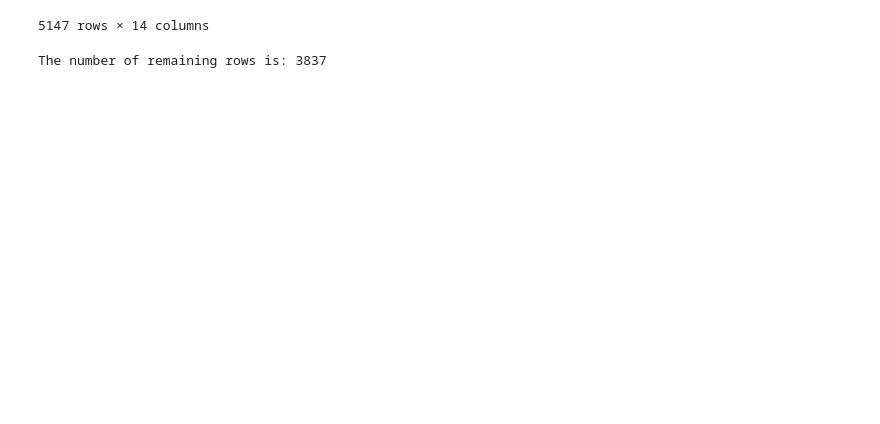
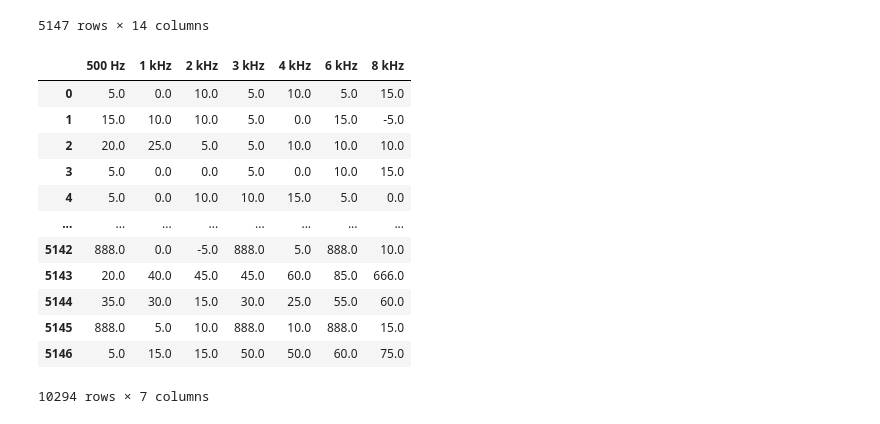
Before and after one commit to BruciiZ/hearing-clustering, a Jupyter notebook: code/GMM.ipynb, the cells around one changed output. Saved outputs shown, nothing was run; the diff lists cells and outputs as text; code cells hidden in the pictures; blank space fills up the shorter version.

```diff
--- a/code/GMM.ipynb
+++ b/code/GMM.ipynb
@@ -25,13 +25,3 @@ data
 | 5145 | 888.0 | 5.0 | 5.0 | 888.0 | 0.0 | 888.0 | 30.0 | 888.0 | 5.0 | 10.0 | 888.0 | ... |
 | 5146 | 10.0 | 10.0 | 30.0 | 40.0 | 50.0 | 65.0 | 65.0 | 5.0 | 15.0 | 15.0 | 50.0 | ... |
 5147 rows × 14 columns
-# %%
-# Missing Data dropped for now
-data.replace({666: None, 888: None, '.': None}, inplace=True)
-
-# Drop rows where any column has missing data
-cleaned_data = data.dropna()
-
-print(f"The number of remaining rows is: {cleaned_data.shape[0]}")
-# %% [output]
-The number of remaining rows is: 3837
@@ -45,0 +28,34 @@ left_ear_data = cleaned_data[left_ear]
+# %%
+# Select the columns for right ear measurements
+
+right_ear_columns = ['AUXU500R', 'AUXU1K1R', 'AUXU2KR', 'AUXU3KR', 'AUXU4KR', 'AUXU6KR', 'AUXU8KR']
+right_ear_data = data[right_ear_columns]
+right_ear_data.columns = ['500 Hz', '1 kHz', '2 kHz', '3 kHz', '4 kHz', '6 kHz', '8 kHz']
+
+# Select the columns for left ear measurements
+
+left_ear_columns = ['AUXU500L', 'AUXU1K1L', 'AUXU2KL', 'AUXU3KL', 'AUXU4KL', 'AUXU6KL', 'AUXU8KL']
+left_ear_data = data[left_ear_columns]
+left_ear_data.columns = ['500 Hz', '1 kHz', '2 kHz', '3 kHz', '4 kHz', '6 kHz', '8 kHz']
+
+# Concatenate the right and left ear data
+
+ear_data = pd.concat([right_ear_data, left_ear_data], axis=0)
+
+# Change the column names to be more descriptive
+
+ear_data
+# %% [output]
+|  | 500 Hz | 1 kHz | 2 kHz | 3 kHz | 4 kHz | 6 kHz | 8 kHz |
+| 0 | 5.0 | 0.0 | 10.0 | 5.0 | 10.0 | 5.0 | 15.0 |
+| 1 | 15.0 | 10.0 | 10.0 | 5.0 | 0.0 | 15.0 | -5.0 |
+| 2 | 20.0 | 25.0 | 5.0 | 5.0 | 10.0 | 10.0 | 10.0 |
+| 3 | 5.0 | 0.0 | 0.0 | 5.0 | 0.0 | 10.0 | 15.0 |
+| 4 | 5.0 | 0.0 | 10.0 | 10.0 | 15.0 | 5.0 | 0.0 |
+| ... | ... | ... | ... | ... | ... | ... | ... |
+| 5142 | 888.0 | 0.0 | -5.0 | 888.0 | 5.0 | 888.0 | 10.0 |
+| 5143 | 20.0 | 40.0 | 45.0 | 45.0 | 60.0 | 85.0 | 666.0 |
+| 5144 | 35.0 | 30.0 | 15.0 | 30.0 | 25.0 | 55.0 | 60.0 |
+| 5145 | 888.0 | 5.0 | 10.0 | 888.0 | 10.0 | 888.0 | 15.0 |
+| 5146 | 5.0 | 15.0 | 15.0 | 50.0 | 50.0 | 60.0 | 75.0 |
+10294 rows × 7 columns
```
Also changed, not shown: parts of 18 cells of this notebook, 4 other files.
